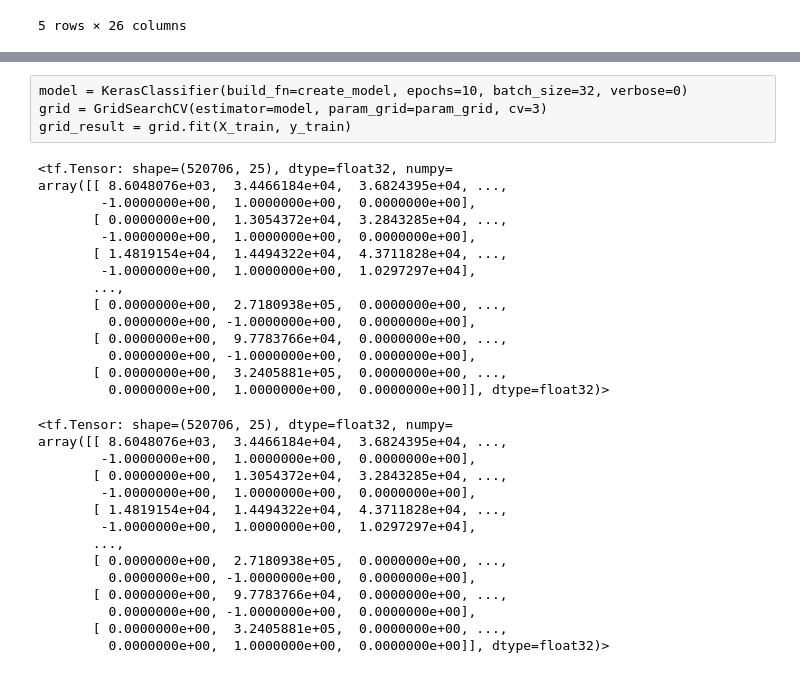
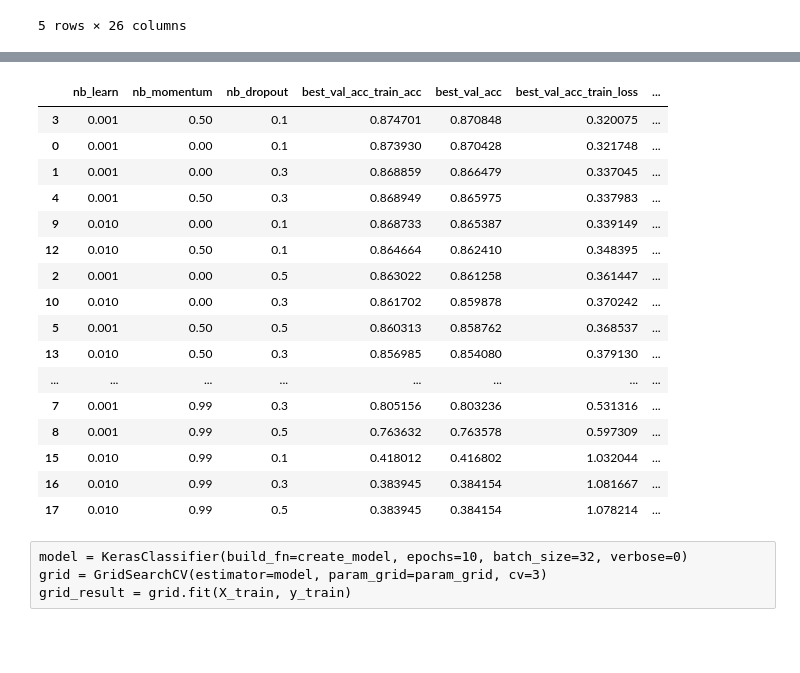
Before and after one commit to NiklasD/ML_Seminar, a Jupyter notebook: notebooks/First_NN_attempt.ipynb, the cells around one changed output, grey strips where cells are left out. Saved outputs shown, nothing was run; the diff lists cells and outputs as text; code cells hidden in the pictures; blank space fills up the shorter version.

```diff
--- a/notebooks/First_NN_attempt.ipynb
+++ b/notebooks/First_NN_attempt.ipynb
@@ -156,3 +700,26 @@ plot_history(history2)
+# %%
+resultsDF = pd.DataFrame(search_results)
+
+# sort values
+resultsDF.sort_values('best_val_acc', ascending=False)
+# %% [output]
+|  | nb_learn | nb_momentum | nb_dropout | best_val_acc_train_acc | best_val_acc | best_val_acc_train_loss | ... |
+| 3 | 0.001 | 0.50 | 0.1 | 0.874701 | 0.870848 | 0.320075 | ... |
+| 0 | 0.001 | 0.00 | 0.1 | 0.873930 | 0.870428 | 0.321748 | ... |
+| 1 | 0.001 | 0.00 | 0.3 | 0.868859 | 0.866479 | 0.337045 | ... |
+| 4 | 0.001 | 0.50 | 0.3 | 0.868949 | 0.865975 | 0.337983 | ... |
+| 9 | 0.010 | 0.00 | 0.1 | 0.868733 | 0.865387 | 0.339149 | ... |
+| 12 | 0.010 | 0.50 | 0.1 | 0.864664 | 0.862410 | 0.348395 | ... |
+| 2 | 0.001 | 0.00 | 0.5 | 0.863022 | 0.861258 | 0.361447 | ... |
+| 10 | 0.010 | 0.00 | 0.3 | 0.861702 | 0.859878 | 0.370242 | ... |
+| 5 | 0.001 | 0.50 | 0.5 | 0.860313 | 0.858762 | 0.368537 | ... |
+| 13 | 0.010 | 0.50 | 0.3 | 0.856985 | 0.854080 | 0.379130 | ... |
+| ... | ... | ... | ... | ... | ... | ... | ... |
+| 7 | 0.001 | 0.99 | 0.3 | 0.805156 | 0.803236 | 0.531316 | ... |
+| 8 | 0.001 | 0.99 | 0.5 | 0.763632 | 0.763578 | 0.597309 | ... |
+| 15 | 0.010 | 0.99 | 0.1 | 0.418012 | 0.416802 | 1.032044 | ... |
+| 16 | 0.010 | 0.99 | 0.3 | 0.383945 | 0.384154 | 1.081667 | ... |
+| 17 | 0.010 | 0.99 | 0.5 | 0.383945 | 0.384154 | 1.078214 | ... |
 # %% [raw]
 model = KerasClassifier(build_fn=create_model, epochs=10, batch_size=32, verbose=0)
 grid = GridSearchCV(estimator=model, param_grid=param_grid, cv=3)
@@ -162,17 +726,0 @@ tensor_features = tf.convert_to_tensor(df)
-# %%
-tensor_features
-# %% [output]
-<tf.Tensor: shape=(520706, 25), dtype=float32, numpy=
-array([[ 8.6048076e+03,  3.4466184e+04,  3.6824395e+04, ...,
-        -1.0000000e+00,  1.0000000e+00,  0.0000000e+00],
-       [ 0.0000000e+00,  1.3054372e+04,  3.2843285e+04, ...,
-        -1.0000000e+00,  1.0000000e+00,  0.0000000e+00],
-       [ 1.4819154e+04,  1.4494322e+04,  4.3711828e+04, ...,
-        -1.0000000e+00,  1.0000000e+00,  1.0297297e+04],
-       ...,
-       [ 0.0000000e+00,  2.7180938e+05,  0.0000000e+00, ...,
-         0.0000000e+00, -1.0000000e+00,  0.0000000e+00],
-       [ 0.0000000e+00,  9.7783766e+04,  0.0000000e+00, ...,
-         0.0000000e+00, -1.0000000e+00,  0.0000000e+00],
-       [ 0.0000000e+00,  3.2405881e+05,  0.0000000e+00, ...,
-         0.0000000e+00,  1.0000000e+00,  0.0000000e+00]], dtype=float32)>
@@ -182,17 +726,0 @@ normalizer.adapt(tensor_features)
-# %%
-tensor_features
-# %% [output]
-<tf.Tensor: shape=(520706, 25), dtype=float32, numpy=
-array([[ 8.6048076e+03,  3.4466184e+04,  3.6824395e+04, ...,
-        -1.0000000e+00,  1.0000000e+00,  0.0000000e+00],
-       [ 0.0000000e+00,  1.3054372e+04,  3.2843285e+04, ...,
-        -1.0000000e+00,  1.0000000e+00,  0.0000000e+00],
-       [ 1.4819154e+04,  1.4494322e+04,  4.3711828e+04, ...,
-        -1.0000000e+00,  1.0000000e+00,  1.0297297e+04],
-       ...,
-       [ 0.0000000e+00,  2.7180938e+05,  0.0000000e+00, ...,
-         0.0000000e+00, -1.0000000e+00,  0.0000000e+00],
-       [ 0.0000000e+00,  9.7783766e+04,  0.0000000e+00, ...,
-         0.0000000e+00, -1.0000000e+00,  0.0000000e+00],
-       [ 0.0000000e+00,  3.2405881e+05,  0.0000000e+00, ...,
-         0.0000000e+00,  1.0000000e+00,  0.0000000e+00]], dtype=float32)>
```
Also changed, not shown: parts of 33 cells of this notebook, 19 other files.
